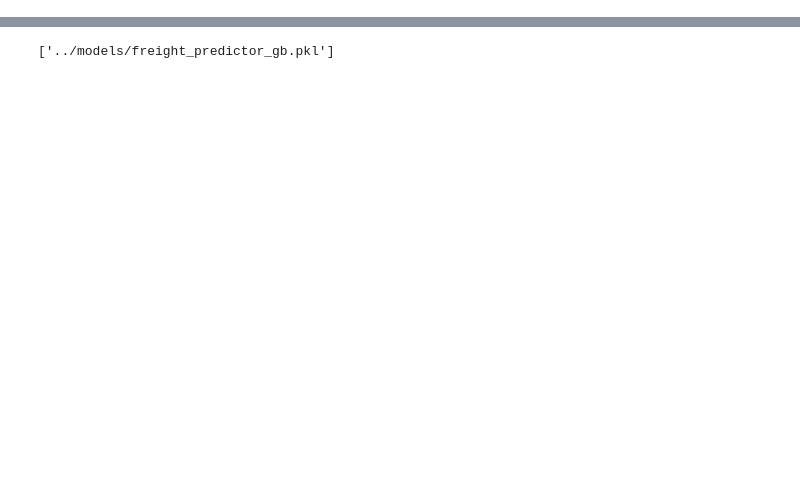
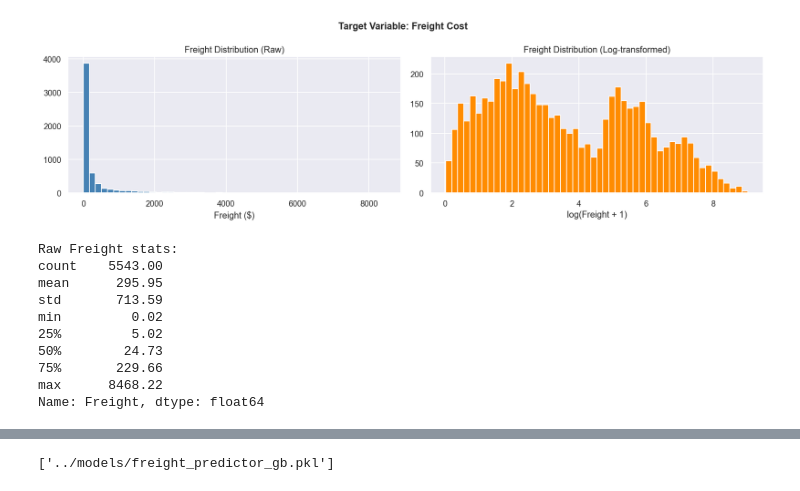
Before and after one commit to MayankSaini-Byte/FreightSense, a Jupyter notebook: notebook/predicting_freight_cost.ipynb, the cells around one changed output, grey strips where cells are left out. Saved outputs shown, nothing was run; the diff lists cells and outputs as text; code cells hidden in the pictures; blank space fills up the shorter version.

```diff
--- a/notebook/predicting_freight_cost.ipynb
+++ b/notebook/predicting_freight_cost.ipynb
@@ -223,0 +18,20 @@ Name: Freight, dtype: float64
+# %%
+import numpy as np
+import pandas as pd
+import matplotlib.pyplot as plt
+import seaborn as sns
+
+from sklearn.model_selection import train_test_split, GridSearchCV
+from sklearn.linear_model import Ridge, Lasso, ElasticNet
+from sklearn.tree import DecisionTreeRegressor
+from sklearn.ensemble import RandomForestRegressor, GradientBoostingRegressor, AdaBoostRegressor
+from sklearn.neighbors import KNeighborsRegressor
+from sklearn.svm import SVR
+from xgboost import XGBRegressor
+from sklearn.metrics import r2_score, mean_absolute_error
+
+import warnings
+warnings.filterwarnings('ignore')
+
+sns.set_theme(style='darkgrid', palette='viridis')
+plt.rcParams['figure.dpi'] = 120
@@ -223,0 +41,4 @@ Name: Freight, dtype: float64
+# %%
+df = pd.read_csv('../data/vendor_invoice.csv')
+print(f"Shape: {df.shape}")
+df.head()
@@ -223,0 +78,29 @@ Name: Freight, dtype: float64
+# %%
+fig, axes = plt.subplots(1, 2, figsize=(14, 4))
+
+axes[0].hist(df['Freight'], bins=50, color='steelblue', edgecolor='white')
+axes[0].set_title('Freight Distribution (Raw)')
+axes[0].set_xlabel('Freight ($)')
+
+axes[1].hist(np.log1p(df['Freight']), bins=50, color='darkorange', edgecolor='white')
+axes[1].set_title('Freight Distribution (Log-transformed)')
+axes[1].set_xlabel('log(Freight + 1)')
+
+plt.suptitle('Target Variable: Freight Cost', fontsize=13, fontweight='bold')
+plt.tight_layout()
+plt.show()
+
+print("Raw Freight stats:")
+print(df['Freight'].describe().round(2))
+# %% [output]
+[figure, added]
+Raw Freight stats:
+count    5543.00
+mean      295.95
+std       713.59
+min         0.02
+25%         5.02
+50%        24.73
+75%       229.66
+max      8468.22
+Name: Freight, dtype: float64
```
Also changed, not shown: parts of 52 cells of this notebook, 8 other files.
